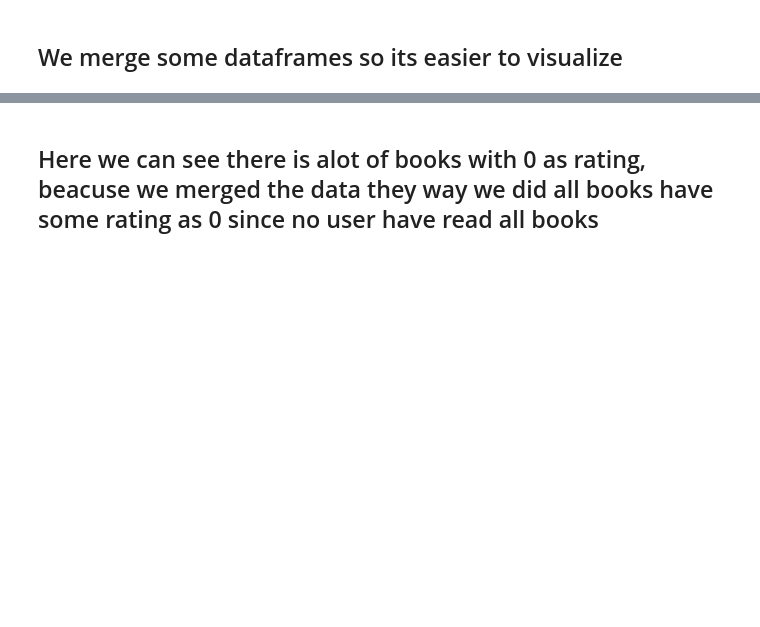
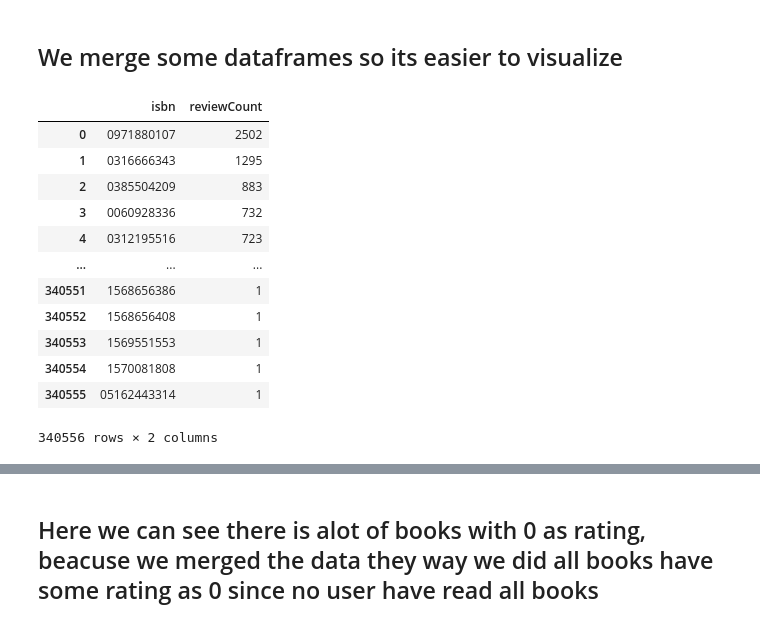
Before and after one commit to ablomstrom/final-project, a Jupyter notebook: main.ipynb, the cells around one changed output, grey strips where cells are left out. Saved outputs shown, nothing was run; the diff lists cells and outputs as text; code cells hidden in the pictures; blank space fills up the shorter version.

```diff
--- a/main.ipynb
+++ b/main.ipynb
@@ -96,3 +96,27 @@ users_data_df.head(10)
 book_rating = pd.merge(book_ratings_data_df, books_data_df, on='isbn')
 # %%
 all_ratings = pd.merge(book_rating, users_data_df, on='userId')
+# %%
+new_book_ratings_data_df = book_ratings_data_df
+reviewCount = book_ratings_data_df.isbn.value_counts()
+new_book_ratings_data_df = new_book_ratings_data_df.drop(["userId"],axis=1)
+new_book_ratings_data_df.columns = ['isbn', 'reviewCount']
+new_book_ratings_data_df = reviewCount
+new_book_ratings_data_df = new_book_ratings_data_df.to_frame()
+new_book_ratings_data_df = new_book_ratings_data_df.reset_index()
+new_book_ratings_data_df.columns = ['isbn', 'reviewCount']
+new_book_ratings_data_df
+# %% [output]
+|  | isbn | reviewCount |
+| 0 | 0971880107 | 2502 |
+| 1 | 0316666343 | 1295 |
+| 2 | 0385504209 | 883 |
+| 3 | 0060928336 | 732 |
+| 4 | 0312195516 | 723 |
+| ... | ... | ... |
+| 340551 | 1568656386 | 1 |
+| 340552 | 1568656408 | 1 |
+| 340553 | 1569551553 | 1 |
+| 340554 | 1570081808 | 1 |
+| 340555 | 05162443314 | 1 |
+340556 rows × 2 columns
```
Also changed, not shown: parts of 11 cells of this notebook.
